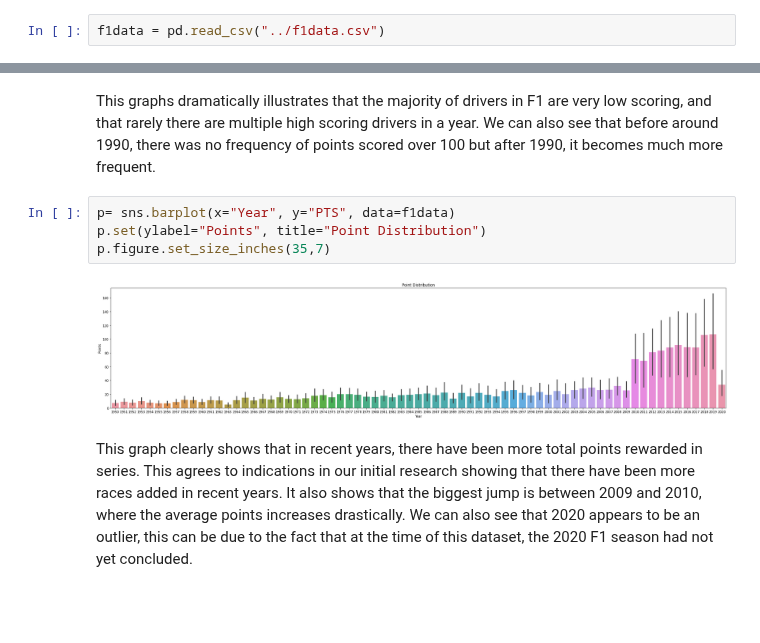
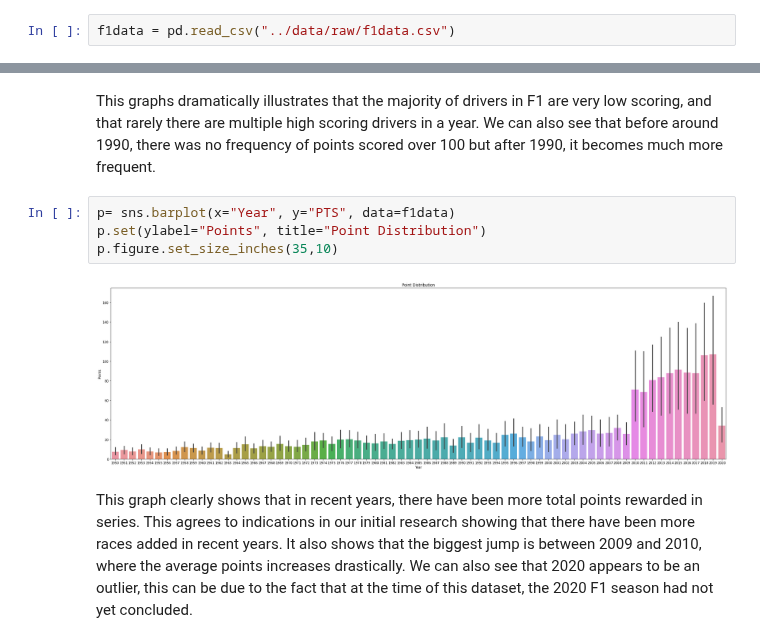
Before and after one commit to data301-2021-winter1/project-group12, a Jupyter notebook: notebooks/JordanK.ipynb, the cells around one changed output, grey strips where cells are left out. Saved outputs shown, nothing was run; the diff lists cells and outputs as text; blank space fills up the shorter version.

```diff
--- a/notebooks/JordanK.ipynb
+++ b/notebooks/JordanK.ipynb
@@ -10,7 +10,7 @@ import matplotlib.pylab as plt
 import seaborn as sns
 import csv
 # %%
-f1data = pd.read_csv("../f1data.csv")
+f1data = pd.read_csv("../data/raw/f1data.csv")
 # %% [markdown]
 ## Milestone 3, Task 1
 # %%
@@ -47,9 +47,9 @@ This graphs dramatically illustrates that the majority of drivers in F1 are very
 # %%
 p= sns.barplot(x="Year", y="PTS", data=f1data)
 p.set(ylabel="Points", title="Point Distribution")
-p.figure.set_size_inches(35,7)
+p.figure.set_size_inches(35,10)
 # %% [output]
-[figure, old version]
+[figure, new version]
 # %% [markdown]
 This graph clearly shows that in recent years, there have been more total points rewarded in series. This agrees to indications in our initial research showing that there have been more races added in recent years. It also shows that the biggest jump is between 2009 and 2010, where the average points increases drastically. We can also see that 2020 appears to be an outlier, this can be due to the fact that at the time of this dataset, the 2020 F1 season had not yet concluded.
 # %%
```
Also changed, not shown: parts of 1 cell of this notebook, 2 other files.
